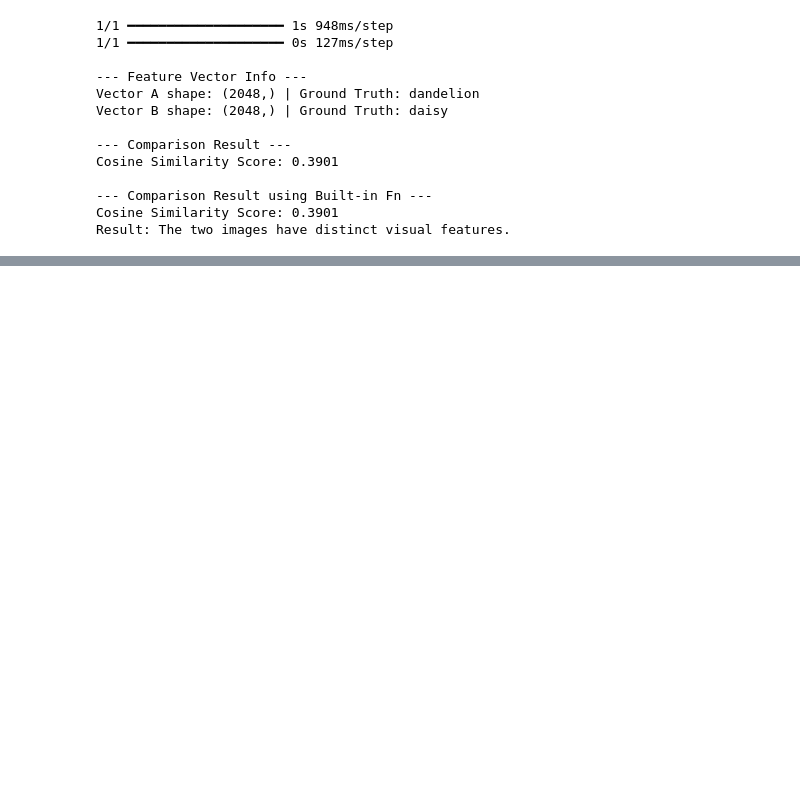
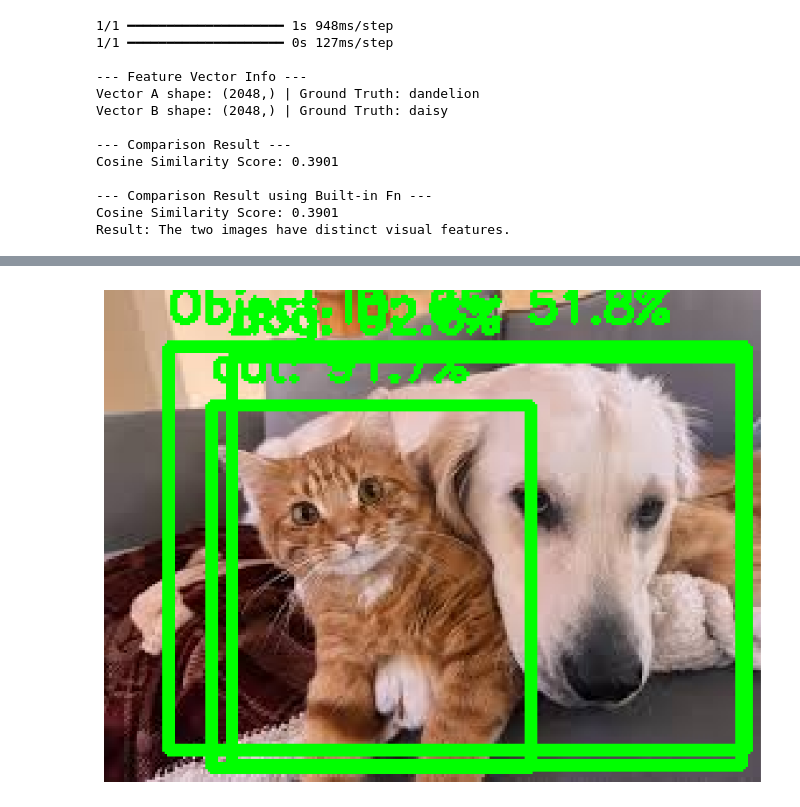
Before and after one commit to aaromalonline/ml-dl, a Jupyter notebook: visionalgs.ipynb, the cells around one changed output, grey strips where cells are left out. Cells and saved outputs as stored; diff of their text form; code cells hidden in the pictures; blank space fills up the shorter version.

```diff
--- a/visionalgs.ipynb
+++ b/visionalgs.ipynb
@@ -447,0 +525,79 @@ Result: The two images have distinct visual features.
+# %%
+# 1. Load the pre-trained Faster R-CNN model from TensorFlow Hub
+# use ResNet50 V1 as the backbone network for feature extraction
+model_url = "https://tfhub.dev/tensorflow/faster_rcnn/resnet50_v1_640x640/1"
+detector = hub.load(model_url)
+print("Model loaded successfully!")
+
+# 2. Load and preprocess your test image
+image_path = "./public/dogncat.jpeg"
+img_bgr = cv2.imread(image_path)
+img_rgb = cv2.cvtColor(img_bgr, cv2.COLOR_BGR2RGB)
+
+# TensorFlow Hub object detection models expect a 4D uint8 tensor: [batch_size, height, width, 3]
+input_tensor = tf.convert_to_tensor(img_rgb)
+input_tensor = input_tensor[tf.newaxis, ...]  # Use slicing to add the 4D batch dimension
+
+# 3. Run Object Detection (Inference)
+detector_output = detector(input_tensor)
+
+# 4. Parse the output dictionaries
+# TF Hub returns normalized coordinates [ymin, xmin, ymax, xmax] scaled between 0 and 1
+boxes = detector_output["detection_boxes"][0].numpy()
+class_ids = detector_output["detection_classes"][0].numpy().astype(int)
+scores = detector_output["detection_scores"][0].numpy()
+
+# 5. Draw the results on the image
+output_img = img_rgb.copy()
+h, w, _ = output_img.shape
+CONFIDENCE_THRESHOLD = 0.50
+
+# Note: COCO labels map to integers. Here is a baseline mapping for common classes:
+# (For a full 90-class list, you can download the mscoco_label_map)
+COCO_LABELS = {
+    1: "person",
+    2: "bicycle",
+    3: "car",
+    4: "motorcycle",
+    6: "bus",
+    8: "truck",
+    17: "cat",
+    18: "dog",
+    19: "horse",
+}
+
+for i in range(len(scores)):
+    score = scores[i]
+    if score > CONFIDENCE_THRESHOLD:
+        # Denormalize the bounding box coordinates back to original pixel dimensions
+        ymin, xmin, ymax, xmax = boxes[i]
+        x1, y1 = int(xmin * w), int(ymin * h)
+        x2, y2 = int(xmax * w), int(ymax * h)
+
+        # Look up the string label name
+        class_id = class_ids[i]
+        label_name = COCO_LABELS.get(class_id, f"Object ID: {class_id}")
+
+        # Draw the box rectangle
+        cv2.rectangle(output_img, (x1, y1), (x2, y2), (0, 255, 0), 3)
+
+        # Draw the label text above the bounding box
+        text = f"{label_name}: {score*100:.1f}%"
+        cv2.putText(
+            output_img,
+            text,
+            (x1, y1 - 10),
+            cv2.FONT_HERSHEY_SIMPLEX,
+            0.6,
+            (0, 255, 0),
+            2,
+        )
+
+        print(f"Detected {label_name} ({score*100:.1f}%) at [{x1}, {y1}, {x2}, {y2}]")
+
+# Display final rendered visual
+plt.figure(figsize=(12, 8))
+plt.imshow(output_img)
+plt.axis("off")
+plt.show()
+# %% [output]
@@ -447,0 +608 @@ Result: The two images have distinct visual features.
+[figure, added]
```
Also changed, not shown: parts of 5 cells of this notebook, 3 other files.
